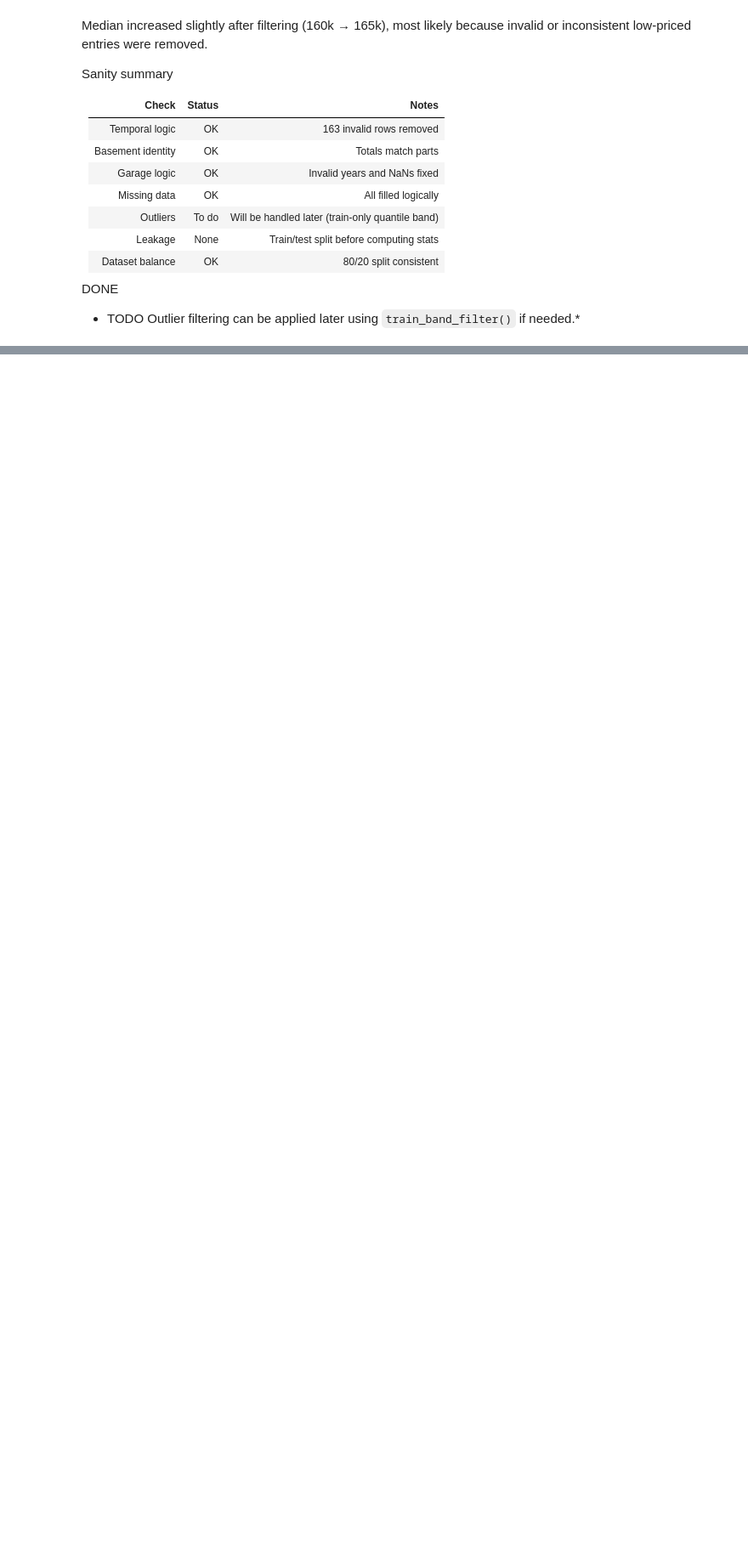
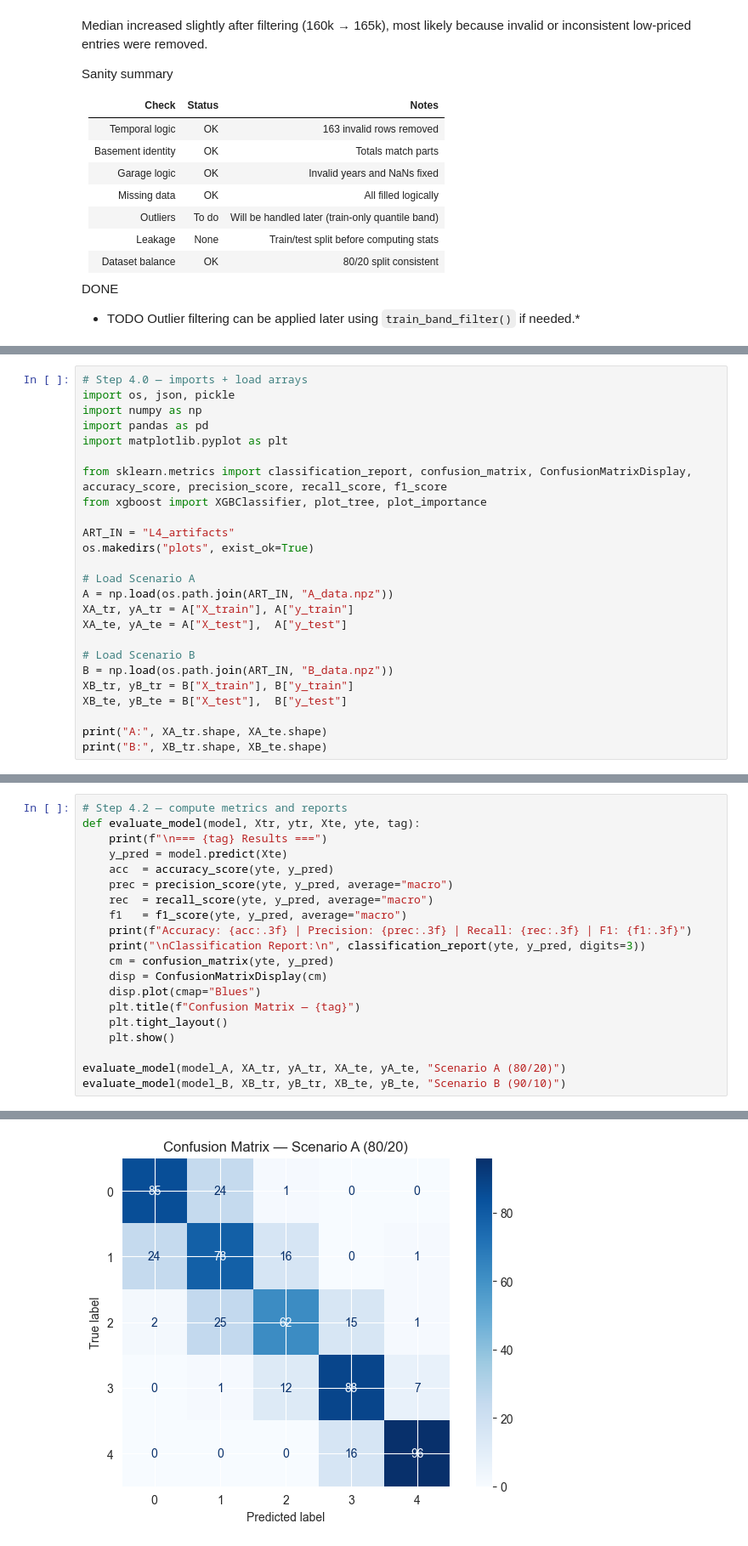
Before and after one commit to MalinaDumitrescu/ML_Projects, a Jupyter notebook: Lab1_ML/test.ipynb, the cells around one changed output, grey strips where cells are left out. Shown at 85% size. Saved outputs shown, nothing was run; the diff lists cells and outputs as text; blank space fills up the shorter version.

```diff
--- a/Lab1_ML/test.ipynb
+++ b/Lab1_ML/test.ipynb
@@ -570,0 +1115,25 @@ DONE
+# %%
+# Step 4.0 — imports + load arrays
+import os, json, pickle
+import numpy as np
+import pandas as pd
+import matplotlib.pyplot as plt
+
+from sklearn.metrics import classification_report, confusion_matrix, ConfusionMatrixDisplay, accuracy_score, precision_score, recall_score, f1_score
+from xgboost import XGBClassifier, plot_tree, plot_importance
+
+ART_IN = "L4_artifacts"
+os.makedirs("plots", exist_ok=True)
+
+# Load Scenario A
+A = np.load(os.path.join(ART_IN, "A_data.npz"))
+XA_tr, yA_tr = A["X_train"], A["y_train"]
+XA_te, yA_te = A["X_test"],  A["y_test"]
+
+# Load Scenario B
+B = np.load(os.path.join(ART_IN, "B_data.npz"))
+XB_tr, yB_tr = B["X_train"], B["y_train"]
+XB_te, yB_te = B["X_test"],  B["y_test"]
+
+print("A:", XA_tr.shape, XA_te.shape)
+print("B:", XB_tr.shape, XB_te.shape)
@@ -570,0 +1187,21 @@ DONE
+# %%
+# Step 4.2 — compute metrics and reports
+def evaluate_model(model, Xtr, ytr, Xte, yte, tag):
+    print(f"\n=== {tag} Results ===")
+    y_pred = model.predict(Xte)
+    acc  = accuracy_score(yte, y_pred)
+    prec = precision_score(yte, y_pred, average="macro")
+    rec  = recall_score(yte, y_pred, average="macro")
+    f1   = f1_score(yte, y_pred, average="macro")
+    print(f"Accuracy: {acc:.3f} | Precision: {prec:.3f} | Recall: {rec:.3f} | F1: {f1:.3f}")
+    print("\nClassification Report:\n", classification_report(yte, y_pred, digits=3))
+    cm = confusion_matrix(yte, y_pred)
+    disp = ConfusionMatrixDisplay(cm)
+    disp.plot(cmap="Blues")
+    plt.title(f"Confusion Matrix — {tag}")
+    plt.tight_layout()
+    plt.show()
+
+evaluate_model(model_A, XA_tr, yA_tr, XA_te, yA_te, "Scenario A (80/20)")
+evaluate_model(model_B, XB_tr, yB_tr, XB_te, yB_te, "Scenario B (90/10)")
+# %% [output]
@@ -570,0 +1223 @@ DONE
+[figure, added]
```
Also changed, not shown: parts of 21 cells of this notebook, 21 other files.
